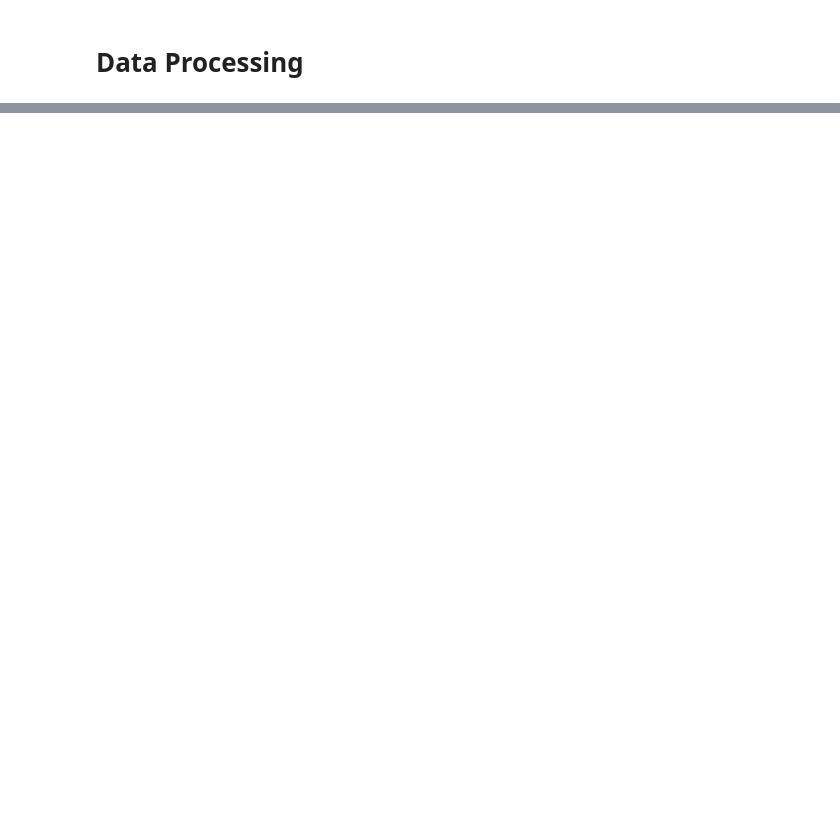
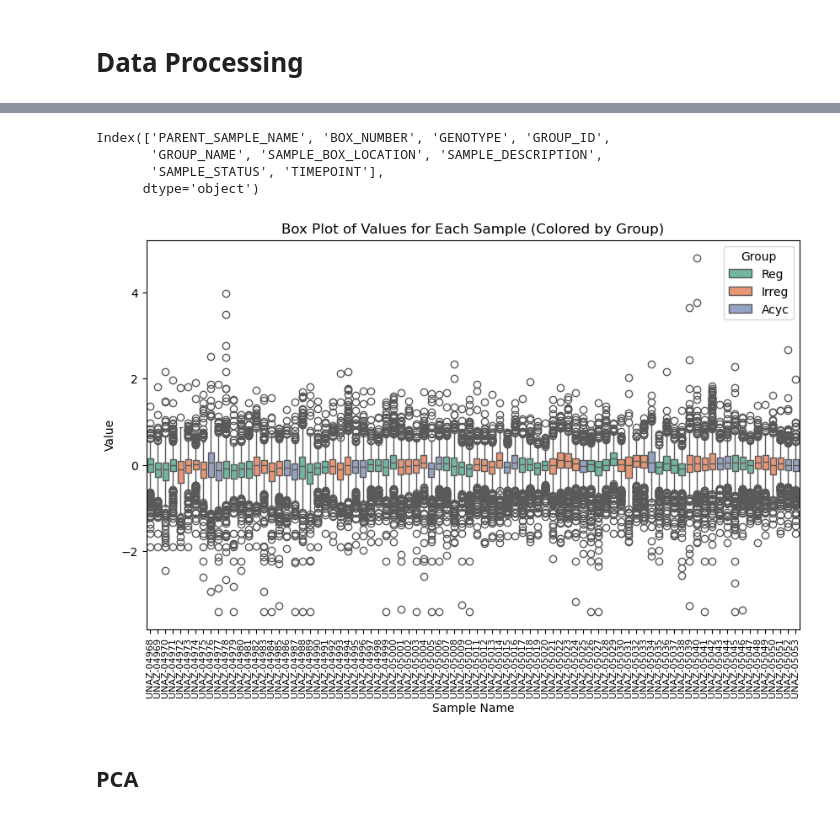
Before and after one commit to RaymondSHANG/P3_metabolon, a Jupyter notebook: code/data_preprocessing.ipynb, the cells around one changed output, grey strips where cells are left out. Cells and saved outputs as stored; diff of their text form; code cells hidden in the pictures; blank space fills up the shorter version.

Commit message:
data preprocessing

```diff
--- a/code/data_preprocessing.ipynb
+++ b/code/data_preprocessing.ipynb
@@ -7,6 +6,10 @@ print("imported pandas and numpy")
 # %% [output]
 3.12.7 | packaged by Anaconda, Inc. | (main, Oct  4 2024, 08:22:19) [Clang 14.0.6 ]
 imported pandas and numpy
+# %%
+# Set file directories:
+outputDir = "../output"
+dataDir = "../data"
 # %% [markdown]
 # File contents
 The raw data were from ../data/*
@@ -486,0 +40,5 @@ data5_df_meta.to_csv("../data/brain_meta.csv")
+# %%
+import os
+# Define the data directory and file name
+filename = "UNAZ-03-24VWCLP+ BRAIN DATA TABLES (GLOBAL).xlsx"
+filepath = os.path.join(dataDir, filename)
@@ -486,0 +121,6 @@ data5_df_meta.to_csv("../data/brain_meta.csv")
+# %%
+with pd.ExcelFile(filepath) as excel_file:
+    data = pd.read_excel(excel_file, sheet_name="Log Transformed Data", index_col=0, header=0).rename_axis(index=None, columns=None).astype(float)
+
+
+print(data.iloc[1:5,1:5])
@@ -486,0 +141,13 @@ data5_df_meta.to_csv("../data/brain_meta.csv")
+# %%
+data_transposed = data.T
+
+# Create the box plot
+plt.figure(figsize=(12, 6))
+sns.boxplot(data=data_transposed, palette="Set3",flierprops=dict(marker='.', markerfacecolor='grey',linestyle='none'))
+plt.title("Box Plot of Values for Each Sample", fontsize=14)
+plt.xlabel("Sample Name", fontsize=12)
+plt.ylabel("Value", fontsize=12)
+plt.xticks(rotation=90,fontsize=8)  # Rotate sample names for better readability
+plt.tight_layout() #Adjust the layout to prevent overlapping of labels.
+plt.show()
+plt.savefig()
@@ -486,0 +156,28 @@ data5_df_meta.to_csv("../data/brain_meta.csv")
+# %%
+samples.columns
+# %% [output]
+Index(['PARENT_SAMPLE_NAME', 'BOX_NUMBER', 'GENOTYPE', 'GROUP_ID',
+       'GROUP_NAME', 'SAMPLE_BOX_LOCATION', 'SAMPLE_DESCRIPTION',
+       'SAMPLE_STATUS', 'TIMEPOINT'],
+      dtype='object')
+# %%
+# Melt the data for seaborn
+data_melted = data_transposed.melt(var_name="PARENT_SAMPLE_NAME", value_name="Value")
+
+# Add group information
+
+data_melted = data_melted.merge(samples, on="PARENT_SAMPLE_NAME", how="left")
+
+# Create the box plot with group colors
+plt.figure(figsize=(10, 6))
+sns.boxplot(x="PARENT_SAMPLE_NAME", y="Value", hue="SAMPLE_STATUS", data=data_melted, palette="Set2")
+plt.title("Box Plot of Values for Each Sample (Colored by Group)")
+plt.xlabel("Sample Name")
+plt.ylabel("Value")
+plt.xticks(rotation=90,fontsize=8)
+plt.legend(title="Group")
+plt.show()
+# %% [output]
+[figure, added]
+# %% [markdown]
+## PCA
```
Also changed, not shown: parts of 67 cells of this notebook.
